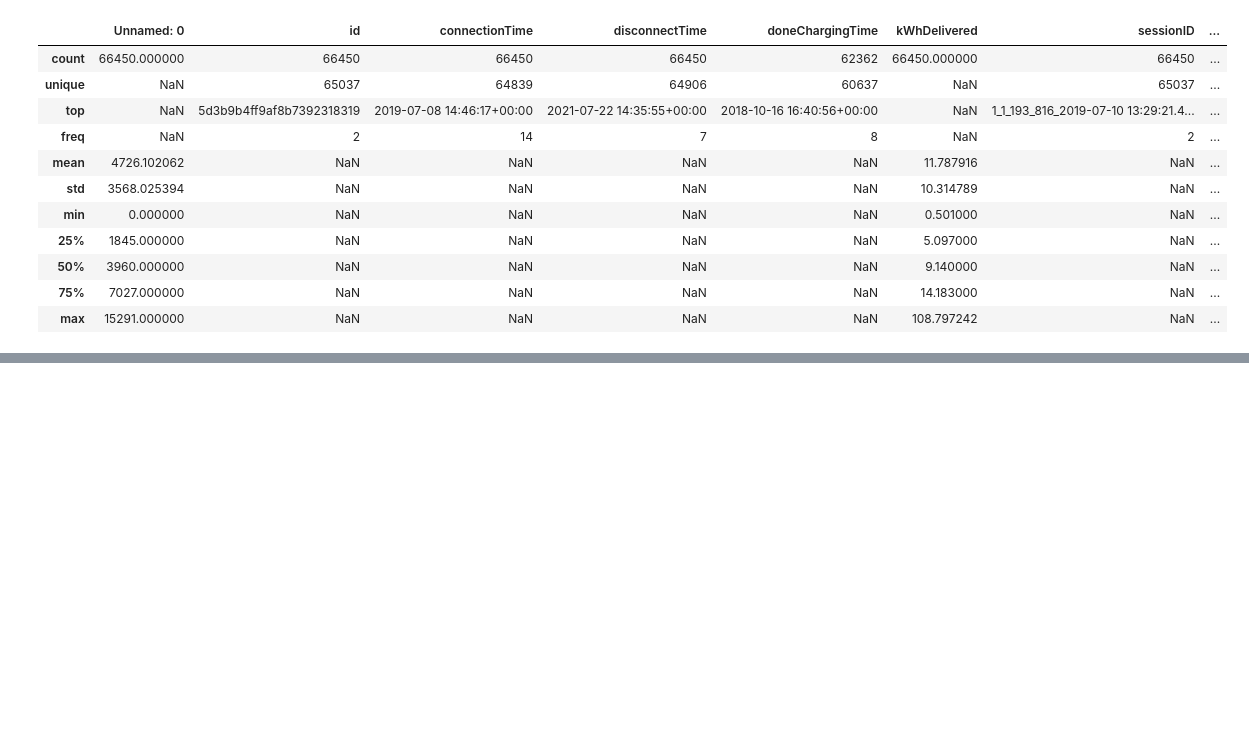
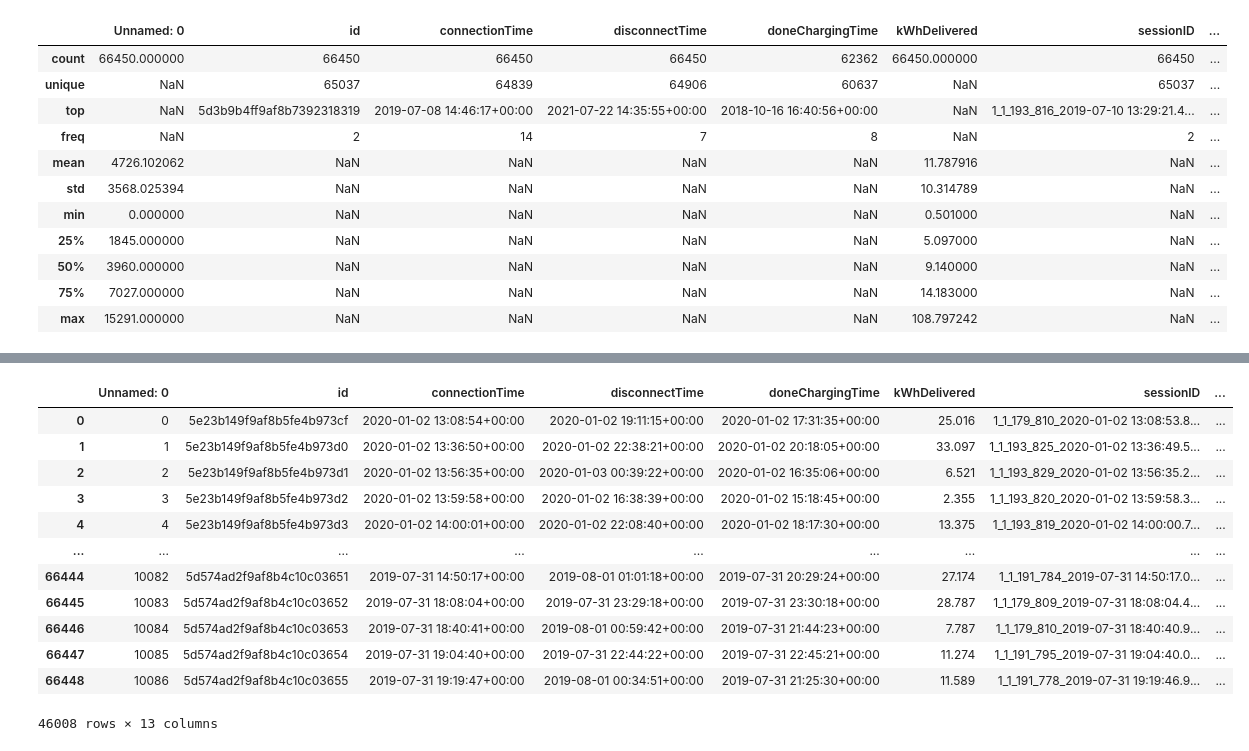
Before and after one commit to AnalyticsAvengers/AA_Project, a Jupyter notebook: PROJECT 1/01_Data_Preparation.ipynb, the cells around one changed output, grey strips where cells are left out. Cells and saved outputs as stored; diff of their text form; code cells hidden in the pictures; blank space fills up the shorter version.

```diff
--- a/PROJECT 1/01_Data_Preparation.ipynb
+++ b/PROJECT 1/01_Data_Preparation.ipynb
@@ -117,0 +147,16 @@ df.describe(include = "all")
+# %%
+df.dropna(axis=0,inplace=False)
+# %% [output]
+|  | Unnamed: 0 | id | connectionTime | disconnectTime | doneChargingTime | kWhDelivered | sessionID | ... |
+| 0 | 0 | 5e23b149f9af8b5fe4b973cf | 2020-01-02 13:08:54+00:00 | 2020-01-02 19:11:15+00:00 | 2020-01-02 17:31:35+00:00 | 25.016 | 1_1_179_810_2020-01-02 13:08:53.8... | ... |
+| 1 | 1 | 5e23b149f9af8b5fe4b973d0 | 2020-01-02 13:36:50+00:00 | 2020-01-02 22:38:21+00:00 | 2020-01-02 20:18:05+00:00 | 33.097 | 1_1_193_825_2020-01-02 13:36:49.5... | ... |
+| 2 | 2 | 5e23b149f9af8b5fe4b973d1 | 2020-01-02 13:56:35+00:00 | 2020-01-03 00:39:22+00:00 | 2020-01-02 16:35:06+00:00 | 6.521 | 1_1_193_829_2020-01-02 13:56:35.2... | ... |
+| 3 | 3 | 5e23b149f9af8b5fe4b973d2 | 2020-01-02 13:59:58+00:00 | 2020-01-02 16:38:39+00:00 | 2020-01-02 15:18:45+00:00 | 2.355 | 1_1_193_820_2020-01-02 13:59:58.3... | ... |
+| 4 | 4 | 5e23b149f9af8b5fe4b973d3 | 2020-01-02 14:00:01+00:00 | 2020-01-02 22:08:40+00:00 | 2020-01-02 18:17:30+00:00 | 13.375 | 1_1_193_819_2020-01-02 14:00:00.7... | ... |
+| ... | ... | ... | ... | ... | ... | ... | ... | ... |
+| 66444 | 10082 | 5d574ad2f9af8b4c10c03651 | 2019-07-31 14:50:17+00:00 | 2019-08-01 01:01:18+00:00 | 2019-07-31 20:29:24+00:00 | 27.174 | 1_1_191_784_2019-07-31 14:50:17.0... | ... |
+| 66445 | 10083 | 5d574ad2f9af8b4c10c03652 | 2019-07-31 18:08:04+00:00 | 2019-07-31 23:29:18+00:00 | 2019-07-31 23:30:18+00:00 | 28.787 | 1_1_179_809_2019-07-31 18:08:04.4... | ... |
+| 66446 | 10084 | 5d574ad2f9af8b4c10c03653 | 2019-07-31 18:40:41+00:00 | 2019-08-01 00:59:42+00:00 | 2019-07-31 21:44:23+00:00 | 7.787 | 1_1_179_810_2019-07-31 18:40:40.9... | ... |
+| 66447 | 10085 | 5d574ad2f9af8b4c10c03654 | 2019-07-31 19:04:40+00:00 | 2019-07-31 22:44:22+00:00 | 2019-07-31 22:45:21+00:00 | 11.274 | 1_1_191_795_2019-07-31 19:04:40.0... | ... |
+| 66448 | 10086 | 5d574ad2f9af8b4c10c03655 | 2019-07-31 19:19:47+00:00 | 2019-08-01 00:34:51+00:00 | 2019-07-31 21:25:30+00:00 | 11.589 | 1_1_191_778_2019-07-31 19:19:46.9... | ... |
+46008 rows × 13 columns
```
Also changed, not shown: parts of 11 cells of this notebook, 1 other file.
